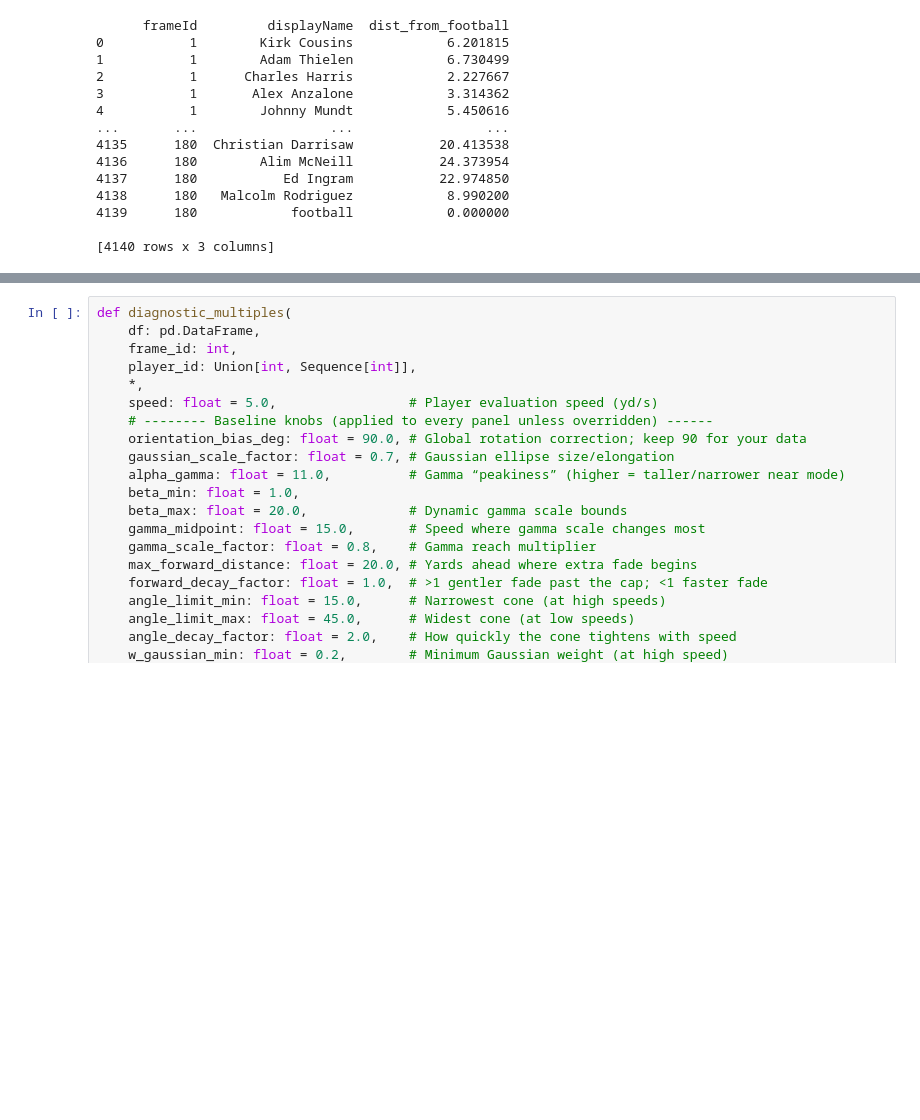
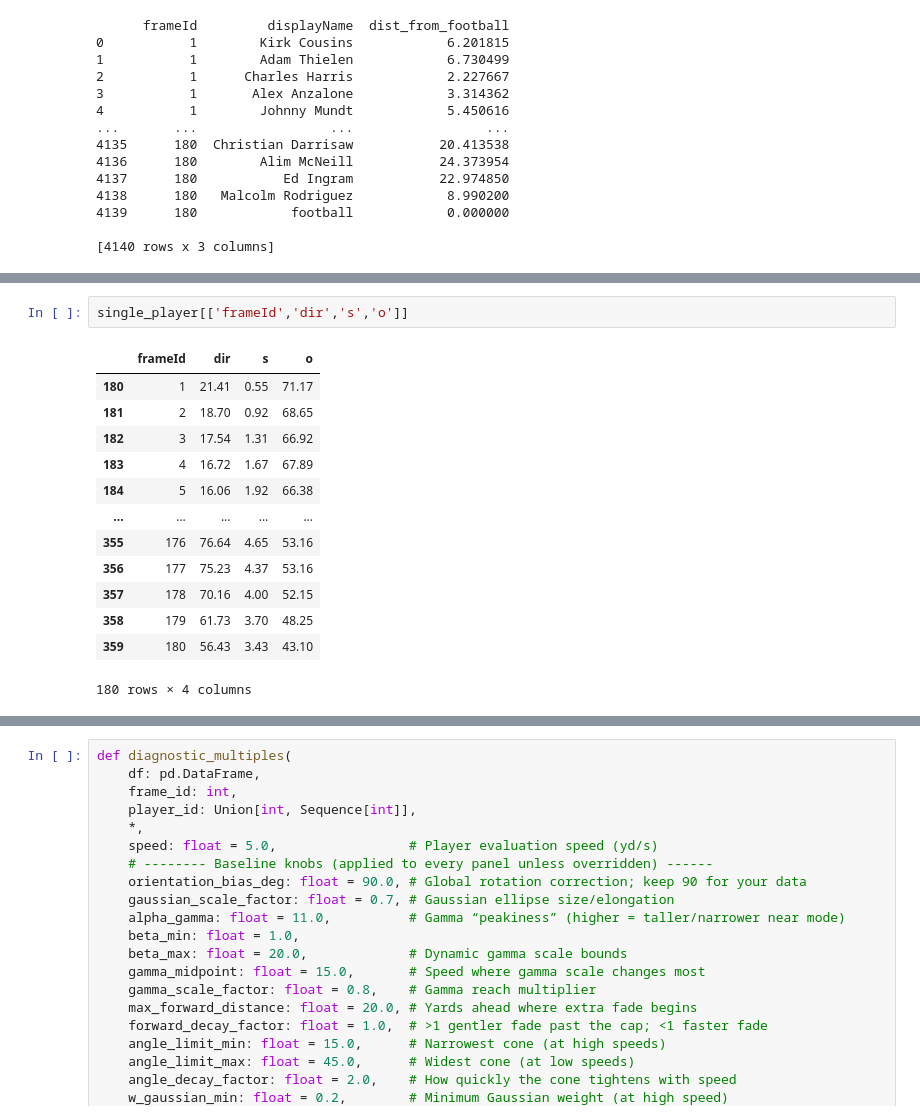
Before and after one commit to cincysam6/Field_Control_Model, a Jupyter notebook: Field_Control_Functions.ipynb, the cells around one changed output, grey strips where cells are left out. Drawn from its saved outputs; the diff is of its cells as text; blank space fills up the shorter version.

```diff
--- a/Field_Control_Functions.ipynb
+++ b/Field_Control_Functions.ipynb
@@ -576,0 +132,16 @@ class PlayerInfluenceModel:
+# %%
+single_player[['frameId','dir','s','o']]
+# %% [output]
+|  | frameId | dir | s | o |
+| 180 | 1 | 21.41 | 0.55 | 71.17 |
+| 181 | 2 | 18.70 | 0.92 | 68.65 |
+| 182 | 3 | 17.54 | 1.31 | 66.92 |
+| 183 | 4 | 16.72 | 1.67 | 67.89 |
+| 184 | 5 | 16.06 | 1.92 | 66.38 |
+| ... | ... | ... | ... | ... |
+| 355 | 176 | 76.64 | 4.65 | 53.16 |
+| 356 | 177 | 75.23 | 4.37 | 53.16 |
+| 357 | 178 | 70.16 | 4.00 | 52.15 |
+| 358 | 179 | 61.73 | 3.70 | 48.25 |
+| 359 | 180 | 56.43 | 3.43 | 43.10 |
+180 rows × 4 columns
```
Also changed, not shown: parts of 9 cells of this notebook.
